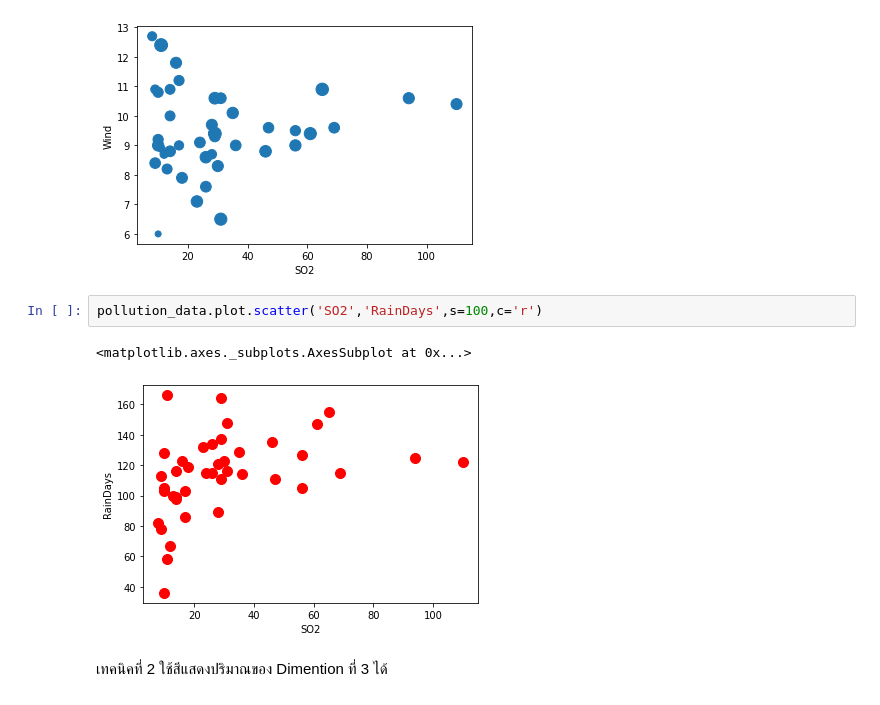
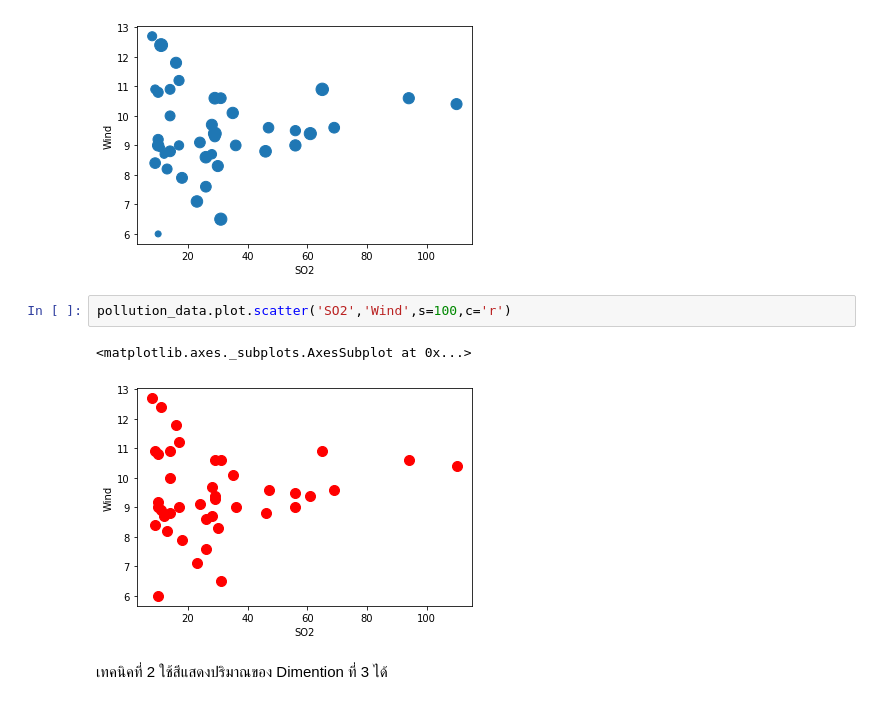
Before and after one commit to Jiraporn-klobrat/multivariate-, a Jupyter notebook: Chapter2_Visualize_Multivariate.ipynb, the cells around one changed output. Saved outputs shown, nothing was run; the diff lists cells and outputs as text.

```diff
--- a/Chapter2_Visualize_Multivariate.ipynb
+++ b/Chapter2_Visualize_Multivariate.ipynb
@@ -42,10 +42,10 @@ pollution_data.plot.scatter('SO2' , 'Wind','RainDays')
 <matplotlib.axes._subplots.AxesSubplot at 0x...>
 [figure]
 # %%
-pollution_data.plot.scatter('SO2','RainDays',s=100,c='r')
+pollution_data.plot.scatter('SO2','Wind',s=100,c='r')
 # %% [output]
 <matplotlib.axes._subplots.AxesSubplot at 0x...>
-[figure, old version]
+[figure, new version]
 # %% [markdown]
 เทคนิคที่ 2 ใช้สีแสดงปริมาณของ Dimention ที่ 3 ได้
 # %%
```
Also changed, not shown: parts of 6 cells of this notebook.
